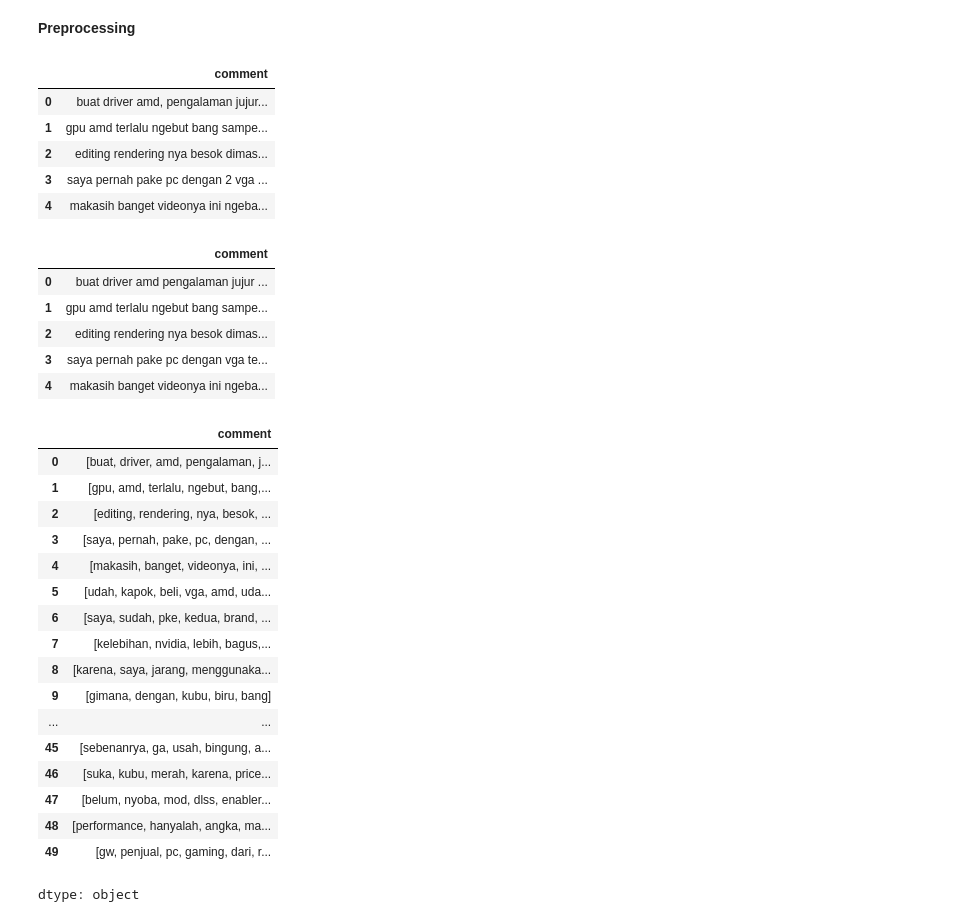
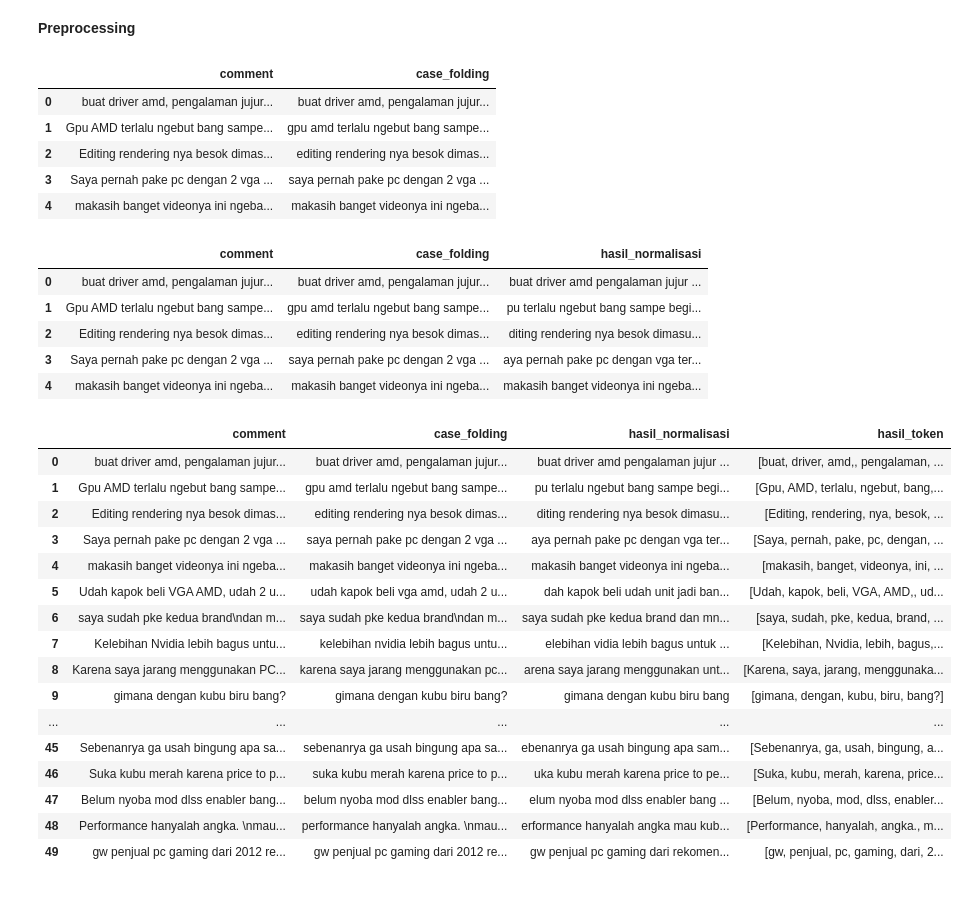
Before and after one commit to yoeda11/Ddd, a Jupyter notebook: As_new.ipynb, the cells around one changed output. Saved outputs shown, nothing was run; the diff lists cells and outputs as text; code cells hidden in the pictures.

```diff
--- a/As_new.ipynb
+++ b/As_new.ipynb
@@ -27,15 +27,15 @@ yt.head()
 # %%
 # Case Folding
 # Mengubah semua teks menjadi huruf kecil.
-yt["comment"] = yt["comment"].str.lower()
+yt["case_folding"] = yt["comment"].str.lower()
 yt.head()
 # %% [output]
-|  | comment |
-| 0 | buat driver amd, pengalaman jujur... |
-| 1 | gpu amd terlalu ngebut bang sampe... |
-| 2 | editing rendering nya besok dimas... |
-| 3 | saya pernah pake pc dengan 2 vga ... |
-| 4 | makasih banget videonya ini ngeba... |
+|  | comment | case_folding |
+| 0 | buat driver amd, pengalaman jujur... | buat driver amd, pengalaman jujur... |
+| 1 | Gpu AMD terlalu ngebut bang sampe... | gpu amd terlalu ngebut bang sampe... |
+| 2 | Editing rendering nya besok dimas... | editing rendering nya besok dimas... |
+| 3 | Saya pernah pake pc dengan 2 vga ... | saya pernah pake pc dengan 2 vga ... |
+| 4 | makasih banget videonya ini ngeba... | makasih banget videonya ini ngeba... |
 # %%
 # Cleaning (Pembersihan Teks)
 # Menghapus elemen yang tidak relevan
@@ -81,39 +81,41 @@ def clean_text(text):
 
   return text
 
-yt["comment"] = yt["comment"].apply(clean_text)
+yt["hasil_normalisasi"] = yt["comment"].apply(clean_text)
 yt.head()
 # %% [output]
-|  | comment |
-| 0 | buat driver amd pengalaman jujur ... |
-| 1 | gpu amd terlalu ngebut bang sampe... |
-| 2 | editing rendering nya besok dimas... |
-| 3 | saya pernah pake pc dengan vga te... |
-| 4 | makasih banget videonya ini ngeba... |
+|  | comment | case_folding | hasil_normalisasi |
+| 0 | buat driver amd, pengalaman jujur... | buat driver amd, pengalaman jujur... | buat driver amd pengalaman jujur ... |
+| 1 | Gpu AMD terlalu ngebut bang sampe... | gpu amd terlalu ngebut bang sampe... | pu terlalu ngebut bang sampe begi... |
+| 2 | Editing rendering nya besok dimas... | editing rendering nya besok dimas... | diting rendering nya besok dimasu... |
+| 3 | Saya pernah pake pc dengan 2 vga ... | saya pernah pake pc dengan 2 vga ... | aya pernah pake pc dengan vga ter... |
+| 4 | makasih banget videonya ini ngeba... | makasih banget videonya ini ngeba... | makasih banget videonya ini ngeba... |
 # %%
 # Tokenization
 # Memecah kalimat menjadi kata-kata (token)
-tokenized_commyt = yt["comment"].apply(lambda x: x.split())
-tokenized_commyt.head(50)
+# tokenized_commyt = yt["comment"].apply(lambda x: x.split())
+# tokenized_commyt.head(50)
+
+yt["hasil_token"] = yt["comment"].apply(lambda x: x.split())
+yt.head(50)
 # %% [output]
-|  | comment |
-| 0 | [buat, driver, amd, pengalaman, j... |
-| 1 | [gpu, amd, terlalu, ngebut, bang,... |
-| 2 | [editing, rendering, nya, besok, ... |
-| 3 | [saya, pernah, pake, pc, dengan, ... |
-| 4 | [makasih, banget, videonya, ini, ... |
-| 5 | [udah, kapok, beli, vga, amd, uda... |
-| 6 | [saya, sudah, pke, kedua, brand, ... |
-| 7 | [kelebihan, nvidia, lebih, bagus,... |
-| 8 | [karena, saya, jarang, menggunaka... |
-| 9 | [gimana, dengan, kubu, biru, bang] |
-| ... | ... |
-| 45 | [sebenanrya, ga, usah, bingung, a... |
-| 46 | [suka, kubu, merah, karena, price... |
-| 47 | [belum, nyoba, mod, dlss, enabler... |
-| 48 | [performance, hanyalah, angka, ma... |
-| 49 | [gw, penjual, pc, gaming, dari, r... |
+|  | comment | case_folding | hasil_normalisasi | hasil_token |
+| 0 | buat driver amd, pengalaman jujur... | buat driver amd, pengalaman jujur... | buat driver amd pengalaman jujur ... | [buat, driver, amd,, pengalaman, ... |
+| 1 | Gpu AMD terlalu ngebut bang sampe... | gpu amd terlalu ngebut bang sampe... | pu terlalu ngebut bang sampe begi... | [Gpu, AMD, terlalu, ngebut, bang,... |
+| 2 | Editing rendering nya besok dimas... | editing rendering nya besok dimas... | diting rendering nya besok dimasu... | [Editing, rendering, nya, besok, ... |
+| 3 | Saya pernah pake pc dengan 2 vga ... | saya pernah pake pc dengan 2 vga ... | aya pernah pake pc dengan vga ter... | [Saya, pernah, pake, pc, dengan, ... |
+| 4 | makasih banget videonya ini ngeba... | makasih banget videonya ini ngeba... | makasih banget videonya ini ngeba... | [makasih, banget, videonya, ini, ... |
+| 5 | Udah kapok beli VGA AMD, udah 2 u... | udah kapok beli vga amd, udah 2 u... | dah kapok beli udah unit jadi ban... | [Udah, kapok, beli, VGA, AMD,, ud... |
+| 6 | saya sudah pke kedua brand\ndan m... | saya sudah pke kedua brand\ndan m... | saya sudah pke kedua brand dan mn... | [saya, sudah, pke, kedua, brand, ... |
+| 7 | Kelebihan Nvidia lebih bagus untu... | kelebihan nvidia lebih bagus untu... | elebihan vidia lebih bagus untuk ... | [Kelebihan, Nvidia, lebih, bagus,... |
+| 8 | Karena saya jarang menggunakan PC... | karena saya jarang menggunakan pc... | arena saya jarang menggunakan unt... | [Karena, saya, jarang, menggunaka... |
+| 9 | gimana dengan kubu biru bang? | gimana dengan kubu biru bang? | gimana dengan kubu biru bang | [gimana, dengan, kubu, biru, bang?] |
+| ... | ... | ... | ... | ... |
+| 45 | Sebenanrya ga usah bingung apa sa... | sebenanrya ga usah bingung apa sa... | ebenanrya ga usah bingung apa sam... | [Sebenanrya, ga, usah, bingung, a... |
+| 46 | Suka kubu merah karena price to p... | suka kubu merah karena price to p... | uka kubu merah karena price to pe... | [Suka, kubu, merah, karena, price... |
+| 47 | Belum nyoba mod dlss enabler bang... | belum nyoba mod dlss enabler bang... | elum nyoba mod dlss enabler bang ... | [Belum, nyoba, mod, dlss, enabler... |
+| 48 | Performance hanyalah angka. \nmau... | performance hanyalah angka. \nmau... | erformance hanyalah angka mau kub... | [Performance, hanyalah, angka., m... |
+| 49 | gw penjual pc gaming dari 2012 re... | gw penjual pc gaming dari 2012 re... | gw penjual pc gaming dari rekomen... | [gw, penjual, pc, gaming, dari, 2... |
-dtype: object
 # %%
 # Normalization (Normalisasi Kata)
 # Mengubah kata tidak baku/slang menjadi baku
```
Also changed, not shown: parts of 7 cells of this notebook.
